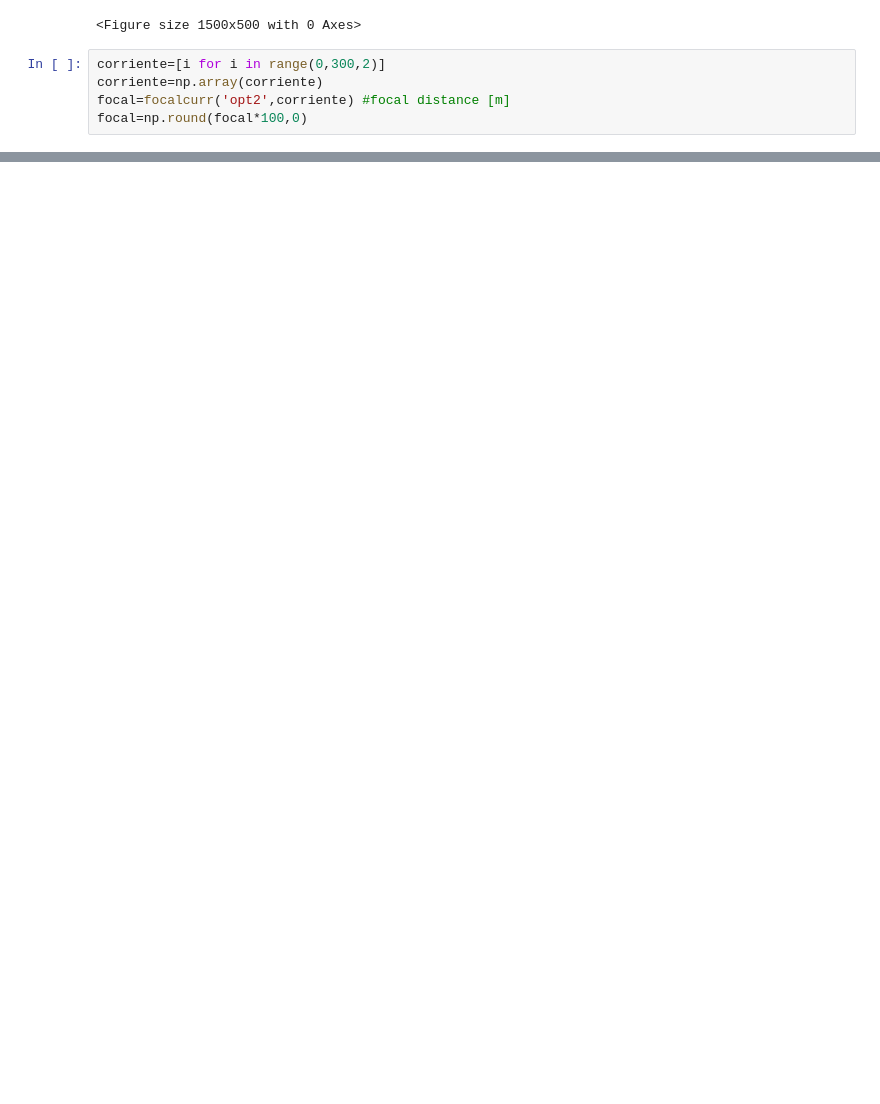
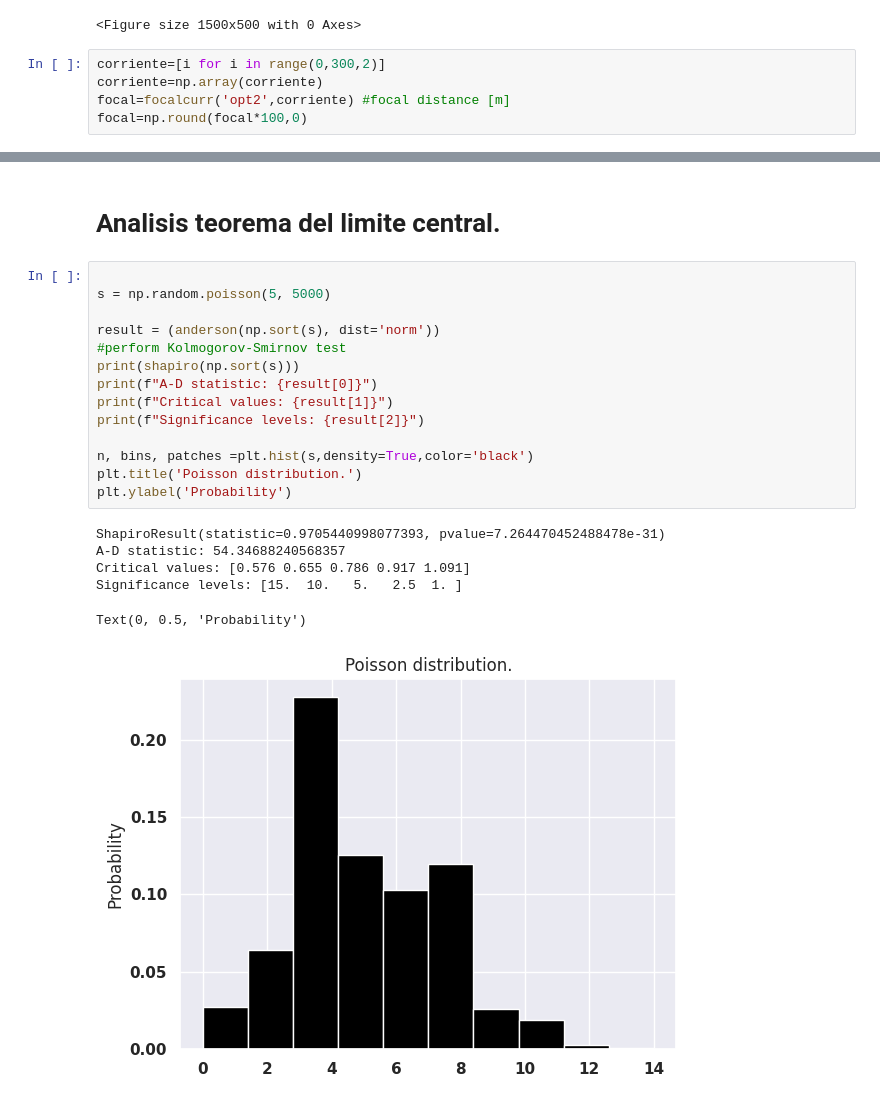
Before and after one commit to EstebanM-98/University_codes, a Jupyter notebook: TPA/analisis2.ipynb, the cells around one changed output, grey strips where cells are left out. Drawn from its saved outputs; the diff is of its cells as text; blank space fills up the shorter version.

```diff
--- a/TPA/analisis2.ipynb
+++ b/TPA/analisis2.ipynb
@@ -446,0 +490,23 @@ plt.yticks(y_positions, np.sort(y_labels),fontsize=20)
+# %% [markdown]
+# Analisis teorema del limite central.
+# %%
+
+s = np.random.poisson(5, 5000)
+
+result = (anderson(np.sort(s), dist='norm'))
+#perform Kolmogorov-Smirnov test
+print(shapiro(np.sort(s)))
+print(f"A-D statistic: {result[0]}")
+print(f"Critical values: {result[1]}")
+print(f"Significance levels: {result[2]}")
+
+n, bins, patches =plt.hist(s,density=True,color='black')
+plt.title('Poisson distribution.')
+plt.ylabel('Probability')
+# %% [output]
+ShapiroResult(statistic=0.9705440998077393, pvalue=7.264470452488478e-31)
+A-D statistic: 54.34688240568357
+Critical values: [0.576 0.655 0.786 0.917 1.091]
+Significance levels: [15.  10.   5.   2.5  1. ]
+Text(0, 0.5, 'Probability')
+[figure, added]
```
Also changed, not shown: parts of 21 cells of this notebook, 15 other files.
